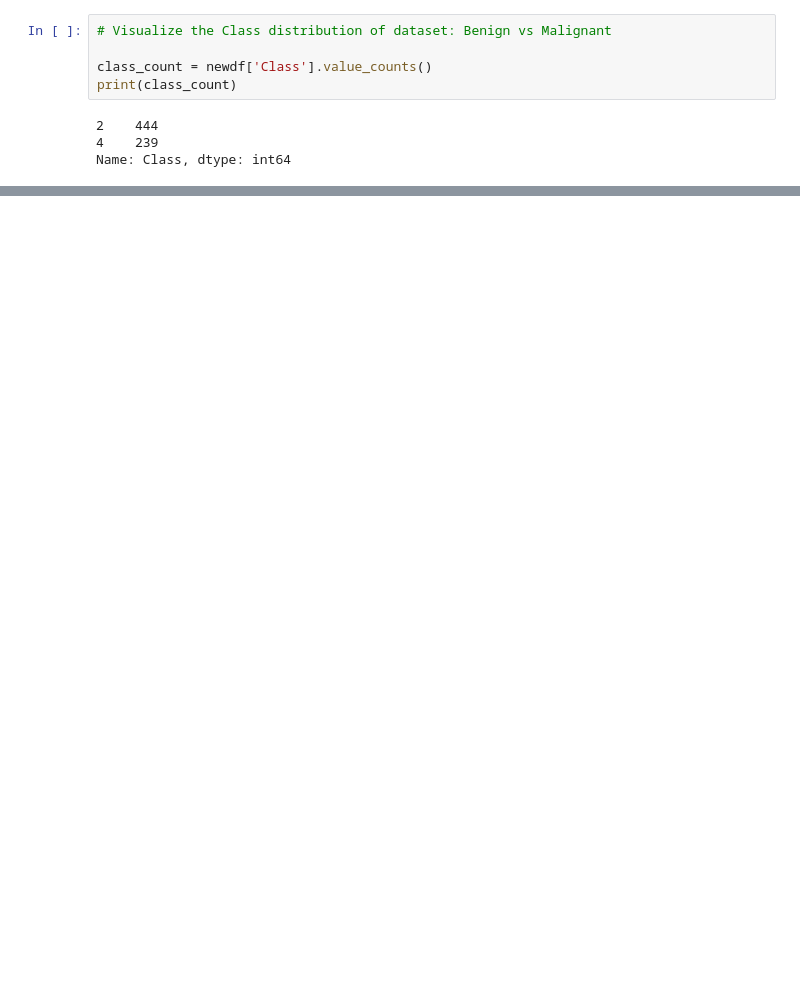
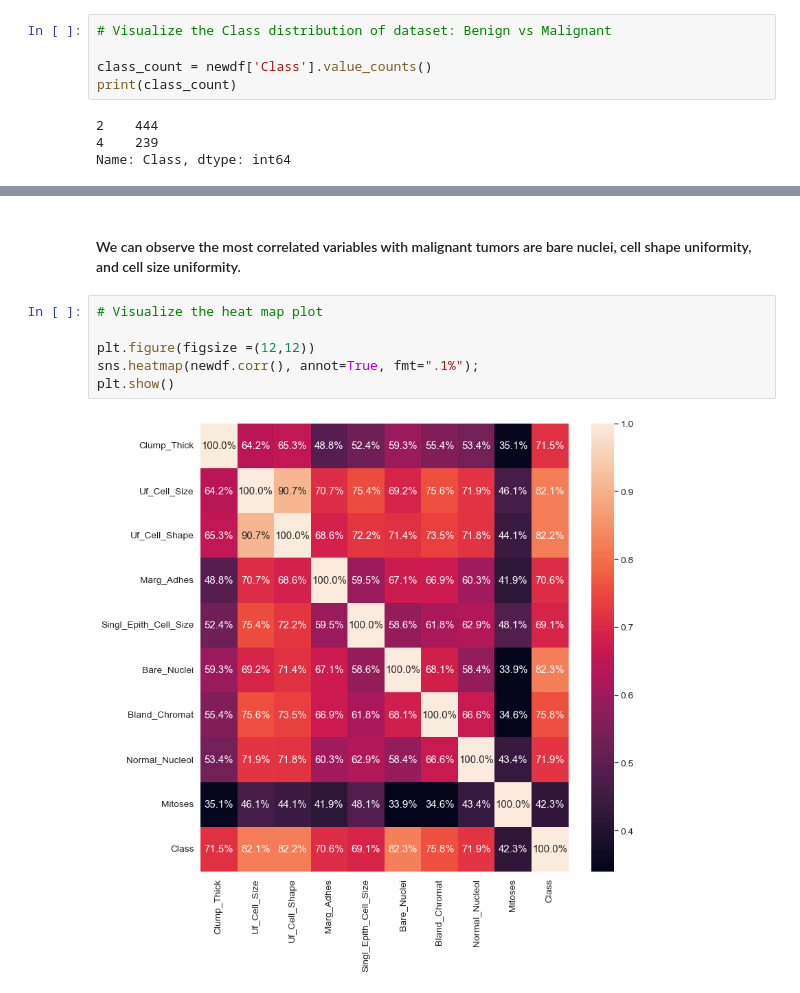
Before and after one commit to G00411367/PfDA_II, a Jupyter notebook: wisconsin_analysis.ipynb, the cells around one changed output, grey strips where cells are left out. Saved outputs shown, nothing was run; the diff lists cells and outputs as text; blank space fills up the shorter version.

```diff
--- a/wisconsin_analysis.ipynb
+++ b/wisconsin_analysis.ipynb
@@ -321,0 +422,10 @@ We can see that about 65% of the samples are not cancerous.
+# %% [markdown]
+#### We can observe the most correlated variables with malignant tumors are bare nuclei, cell shape uniformity, and cell size uniformity.
+# %%
+# Visualize the heat map plot
+
+plt.figure(figsize =(12,12))
+sns.heatmap(newdf.corr(), annot=True, fmt=".1%");
+plt.show()
+# %% [output]
+[figure, added]
```
Also changed, not shown: parts of 12 cells of this notebook.
